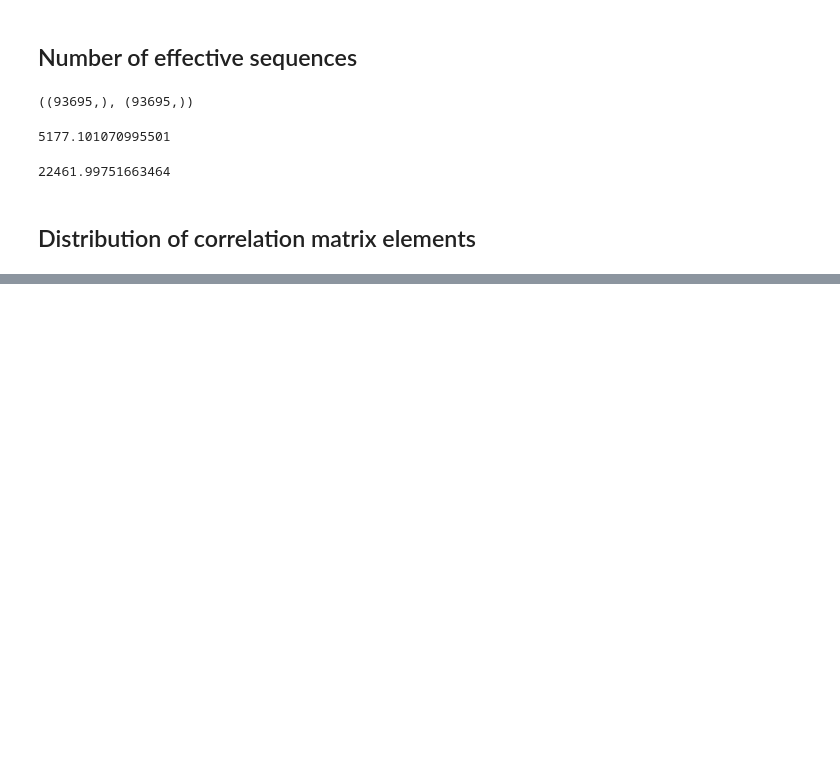
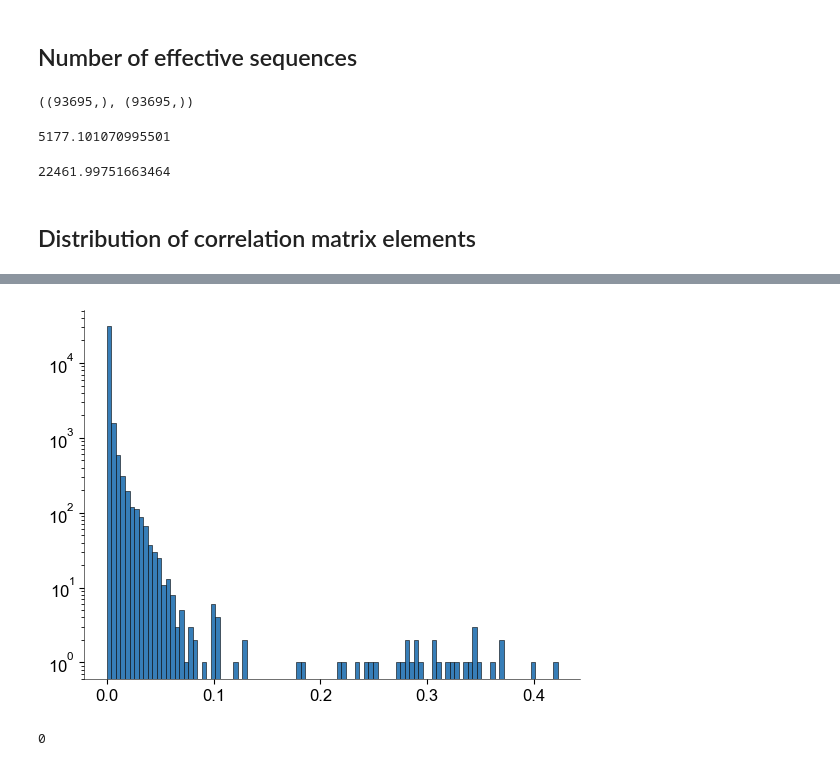
Before and after one commit to shoyip/SerProtAlign, a Jupyter notebook: notebooks/02_alignment_comparison.ipynb, the cells around one changed output, grey strips where cells are left out. Drawn from its saved outputs; the diff is of its cells as text; code cells hidden in the pictures; blank space fills up the shorter version.

```diff
--- a/notebooks/02_alignment_comparison.ipynb
+++ b/notebooks/02_alignment_comparison.ipynb
@@ -57,0 +66,6 @@ np.sum(iter_aln_w)
+# %%
+plt.hist(corr[np.triu_indices(260)], bins=100)
+plt.yscale('log')
+plt.show()
+# %% [output]
+[figure, added]
@@ -57,0 +75,4 @@ np.sum(iter_aln_w)
+# %%
+np.sum(corr_iter_aln > 1.)
+# %% [output]
+0
```
Also changed, not shown: parts of 14 cells of this notebook, 3 other files.
